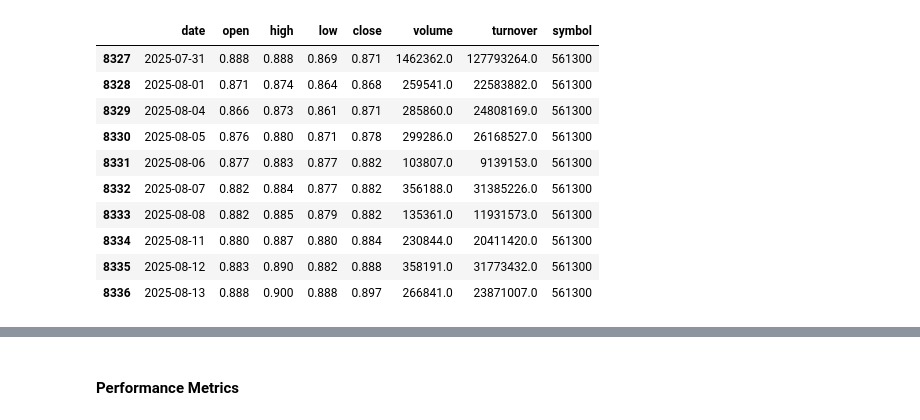
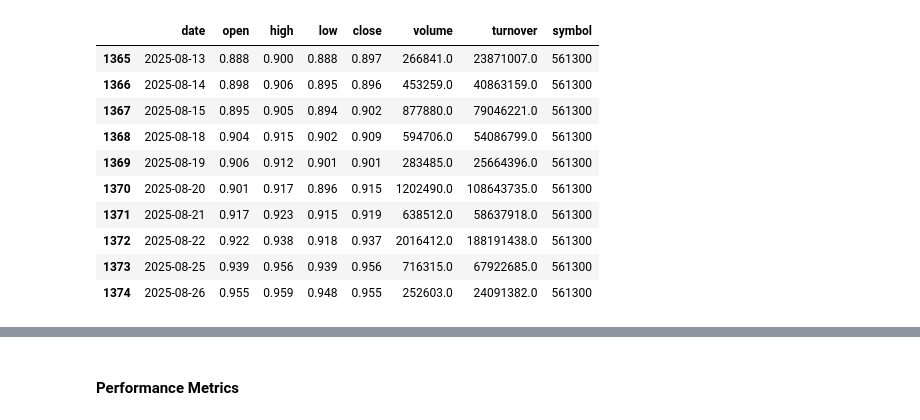
Before and after one commit to le0l1/quant-store, a Jupyter notebook: strategy/etf-mom.ipynb, the cells around one changed output, grey strips where cells are left out. Saved outputs shown, nothing was run; the diff lists cells and outputs as text; code cells hidden in the pictures.

```diff
--- a/strategy/etf-mom.ipynb
+++ b/strategy/etf-mom.ipynb
@@ -8,47 +8,47 @@ from backtrader.utils.date import num2date      # 推荐写法
 etfs = ['561300', '159726', '515100', '513500',
         '518880', '164824', '159985', '513330', '513100',
         '513030', '513520']
-start_date = '2022-07-01'
-end_date = '2025-08-13'
+start_date = '2025-02-26'
+end_date = '2025-08-26'
 
 con = duckdb.connect(database=':memory:', read_only=False)
 symbols_tuple = tuple(etfs)
 
 path = '../dataset/data/etf_prices/**/data.parquet'
 
 query = f"""
 SELECT
     date,
     open,
     high,
     low,
     close,
     volume,
     turnover,
     symbol
 FROM read_parquet('{path}')
 WHERE symbol IN {symbols_tuple}
 AND date BETWEEN '{start_date}' AND '{end_date}'
 ORDER BY symbol, date
 """
 
 df_all = con.execute(query).df()
 con.close()
 
 # 类型转换
 df_all['date'] = pd.to_datetime(df_all['date'])
 numeric_cols = ['open', 'high', 'low', 'close', 'volume']
 df_all[numeric_cols] = df_all[numeric_cols].astype(float)
 df_all.tail(10)
 # %% [output]
 |  | date | open | high | low | close | volume | turnover | symbol |
-| 8327 | 2025-07-31 | 0.888 | 0.888 | 0.869 | 0.871 | 1462362.0 | 127793264.0 | 561300 |
-| 8328 | 2025-08-01 | 0.871 | 0.874 | 0.864 | 0.868 | 259541.0 | 22583882.0 | 561300 |
-| 8329 | 2025-08-04 | 0.866 | 0.873 | 0.861 | 0.871 | 285860.0 | 24808169.0 | 561300 |
-| 8330 | 2025-08-05 | 0.876 | 0.880 | 0.871 | 0.878 | 299286.0 | 26168527.0 | 561300 |
-| 8331 | 2025-08-06 | 0.877 | 0.883 | 0.877 | 0.882 | 103807.0 | 9139153.0 | 561300 |
-| 8332 | 2025-08-07 | 0.882 | 0.884 | 0.877 | 0.882 | 356188.0 | 31385226.0 | 561300 |
-| 8333 | 2025-08-08 | 0.882 | 0.885 | 0.879 | 0.882 | 135361.0 | 11931573.0 | 561300 |
-| 8334 | 2025-08-11 | 0.880 | 0.887 | 0.880 | 0.884 | 230844.0 | 20411420.0 | 561300 |
-| 8335 | 2025-08-12 | 0.883 | 0.890 | 0.882 | 0.888 | 358191.0 | 31773432.0 | 561300 |
-| 8336 | 2025-08-13 | 0.888 | 0.900 | 0.888 | 0.897 | 266841.0 | 23871007.0 | 561300 |
+| 1365 | 2025-08-13 | 0.888 | 0.900 | 0.888 | 0.897 | 266841.0 | 23871007.0 | 561300 |
+| 1366 | 2025-08-14 | 0.898 | 0.906 | 0.895 | 0.896 | 453259.0 | 40863159.0 | 561300 |
+| 1367 | 2025-08-15 | 0.895 | 0.905 | 0.894 | 0.902 | 877880.0 | 79046221.0 | 561300 |
+| 1368 | 2025-08-18 | 0.904 | 0.915 | 0.902 | 0.909 | 594706.0 | 54086799.0 | 561300 |
+| 1369 | 2025-08-19 | 0.906 | 0.912 | 0.901 | 0.901 | 283485.0 | 25664396.0 | 561300 |
+| 1370 | 2025-08-20 | 0.901 | 0.917 | 0.896 | 0.915 | 1202490.0 | 108643735.0 | 561300 |
+| 1371 | 2025-08-21 | 0.917 | 0.923 | 0.915 | 0.919 | 638512.0 | 58637918.0 | 561300 |
+| 1372 | 2025-08-22 | 0.922 | 0.938 | 0.918 | 0.937 | 2016412.0 | 188191438.0 | 561300 |
+| 1373 | 2025-08-25 | 0.939 | 0.956 | 0.939 | 0.956 | 716315.0 | 67922685.0 | 561300 |
+| 1374 | 2025-08-26 | 0.955 | 0.959 | 0.948 | 0.955 | 252603.0 | 24091382.0 | 561300 |
```
Also changed, not shown: parts of 3 cells of this notebook, 16 other files.
